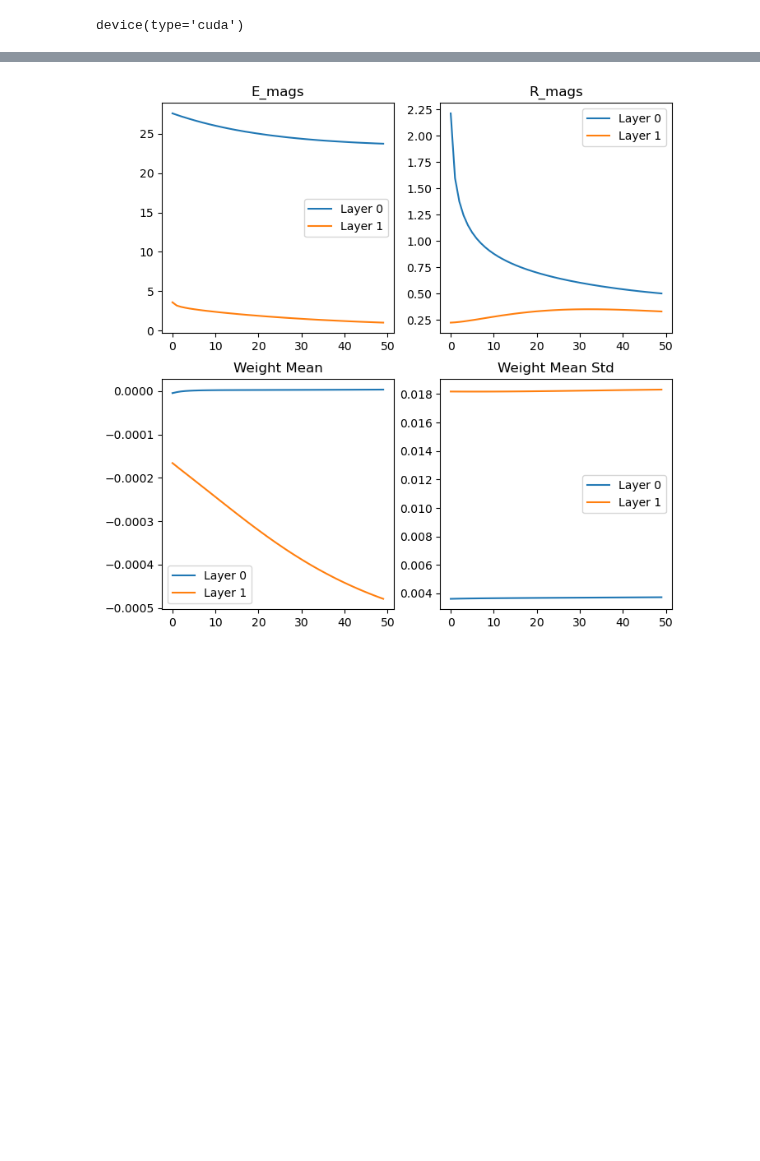
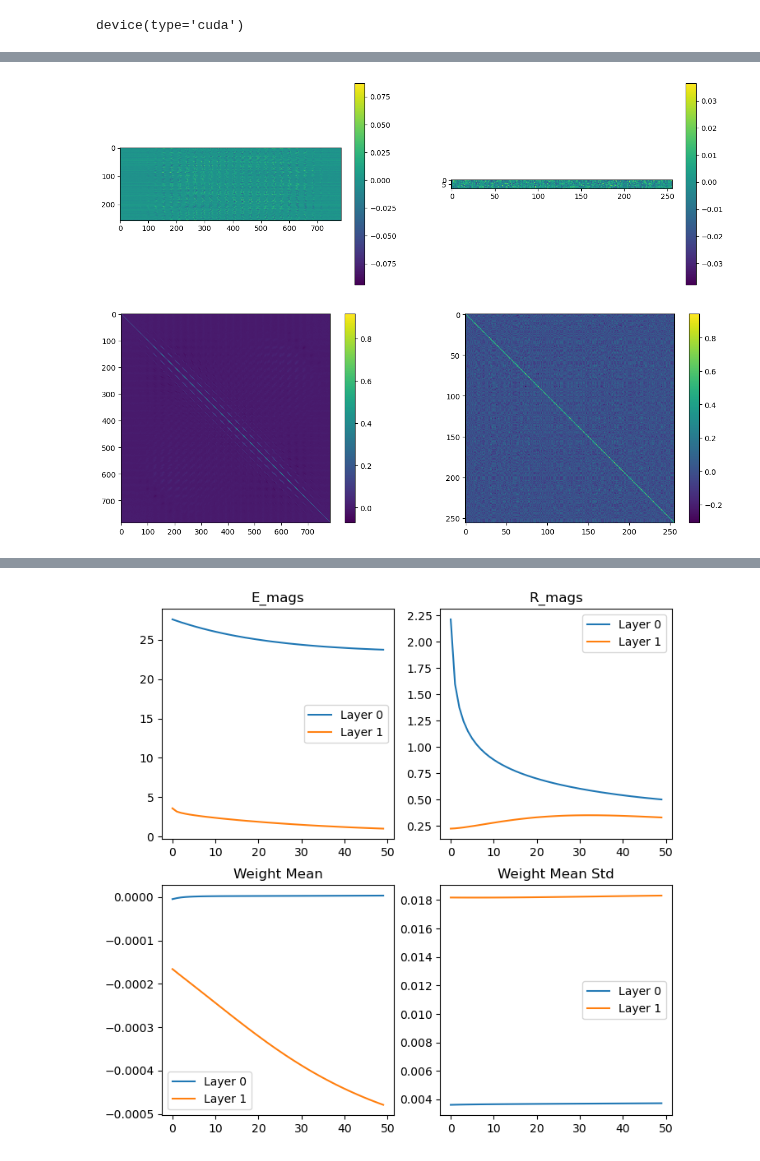
Before and after one commit to joeagriffith/ml-learning, a Jupyter notebook: Deep_Learning/Experimental/Hebbian_Learning/mnist/mnist_simplelayer.ipynb, the cells around one changed output, grey strips where cells are left out. Saved outputs shown, nothing was run; the diff lists cells and outputs as text; code cells hidden in the pictures; blank space fills up the shorter version.

```diff
--- a/Deep_Learning/Experimental/Hebbian_Learning/mnist/mnist_simplelayer.ipynb
+++ b/Deep_Learning/Experimental/Hebbian_Learning/mnist/mnist_simplelayer.ipynb
@@ -235,0 +441,19 @@ TypeError: Model.init_state() got an unexpected keyword argument 'rand'
+# %%
+# Plot weights
+plt.figure(figsize=(15, 5))
+for i, l in enumerate(model.layers):
+    plt.subplot(1, len(model.layers), i+1)
+    plt.imshow(l.weight.data.cpu().numpy())
+    plt.colorbar()
+plt.show()
+
+# Plot variances
+plt.figure(figsize=(15, 5))
+for i, l in enumerate(model.layers):
+    plt.subplot(1, len(model.layers), i+1)
+    plt.imshow(l.var.data.cpu().numpy())
+    plt.colorbar()
+plt.show()
+# %% [output]
+[figure, added]
+[figure, added]
```
Also changed, not shown: parts of 13 cells of this notebook, 3 other files.
